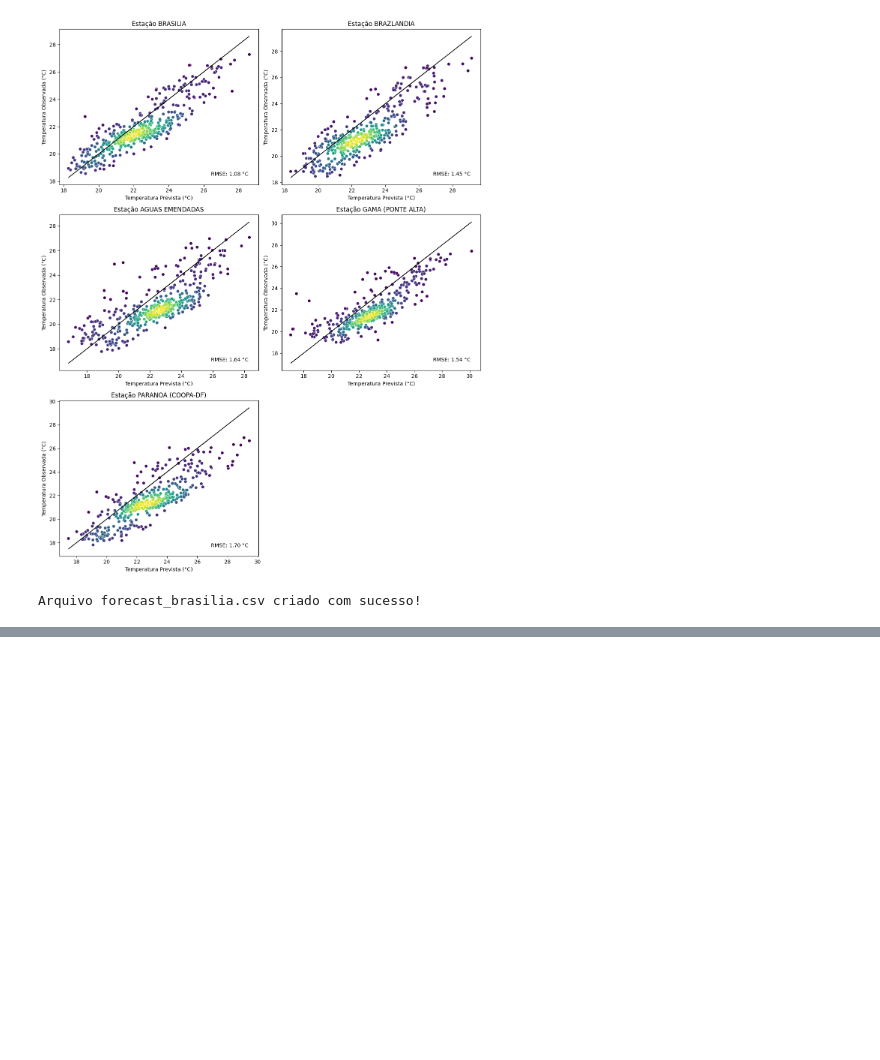
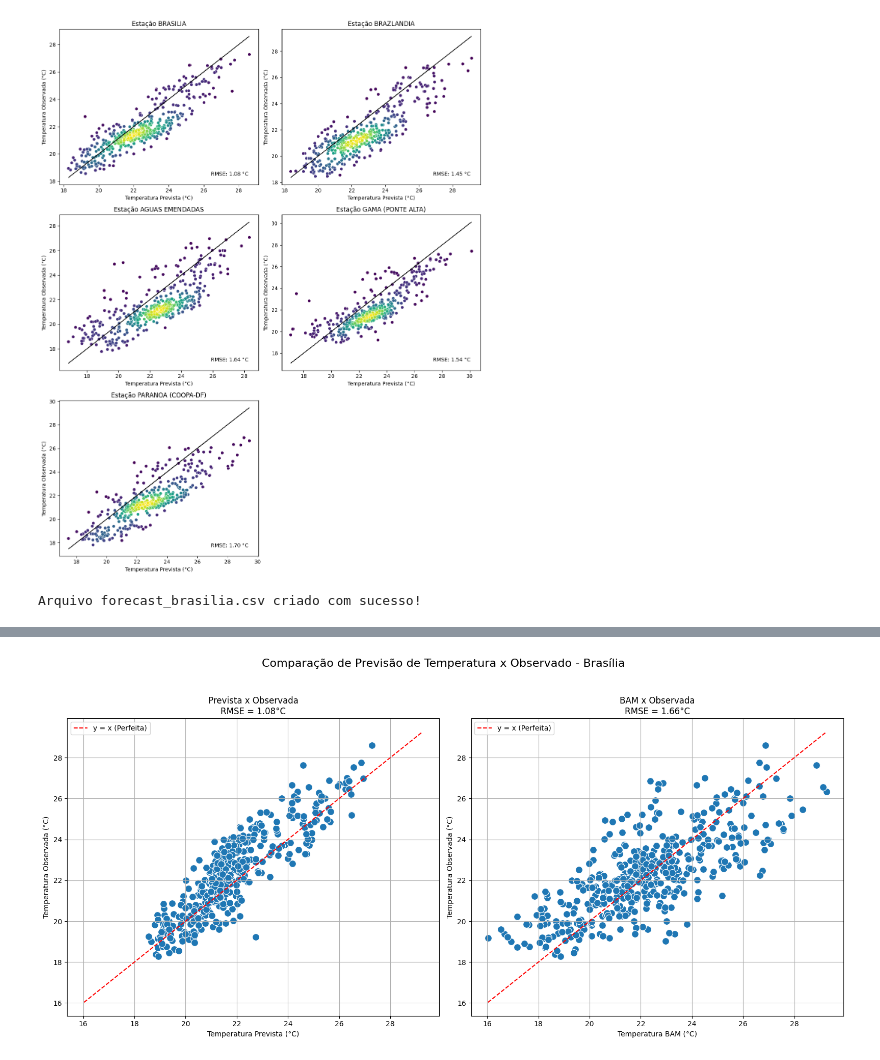
Before and after one commit to juliababa/TCC, a Jupyter notebook: src/benchmark.ipynb, the cells around one changed output, grey strips where cells are left out. Cells and saved outputs as stored; diff of their text form; code cells hidden in the pictures; blank space fills up the shorter version.

```diff
--- a/src/benchmark.ipynb
+++ b/src/benchmark.ipynb
@@ -332,0 +407,70 @@ Arquivo forecast_brasilia.csv criado com sucesso!
+# %%
+import pandas as pd
+import matplotlib.pyplot as plt
+import seaborn as sns
+from sklearn.metrics import mean_squared_error
+import numpy as np
+
+# Lê os arquivos
+df_bam = pd.read_csv('bam_todos_os_resultados.csv', sep=';')
+df_obs = pd.read_csv('forecast_brasilia.csv', sep=';')
+
+# Processa BAM
+df_bam['time'] = pd.to_datetime(df_bam['time'])
+df_bam['date'] = df_bam['time'].dt.date
+df_bam_daily = df_bam.groupby('date')['t2m'].mean().reset_index()
+df_bam_daily.rename(columns={'t2m': 'temperatura_bam'}, inplace=True)
+
+# Processa Observado
+df_obs['date'] = pd.to_datetime(df_obs['data']).dt.date
+df_obs = df_obs[df_obs['estacao'] == 'BRASILIA']
+
+# Merge
+df_merged = pd.merge(df_bam_daily, df_obs, on='date')
+
+# Calcula RMSEs
+rmse_prevista = np.sqrt(mean_squared_error(df_merged['temperatura_observada'], df_merged['temperatura_prevista']))
+rmse_bam = np.sqrt(mean_squared_error(df_merged['temperatura_observada'], df_merged['temperatura_bam']))
+
+# Faixa de temperaturas para linha y=x
+min_temp = min(df_merged[['temperatura_bam', 'temperatura_prevista', 'temperatura_observada']].min())
+max_temp = max(df_merged[['temperatura_bam', 'temperatura_prevista', 'temperatura_observada']].max())
+
+# Cria painel
+fig, axs = plt.subplots(1, 2, figsize=(16, 8))
+
+# Painel 1: Prevista x Observada
+sns.scatterplot(
+    x='temperatura_prevista',
+    y='temperatura_observada',
+    data=df_merged,
+    s=100,
+    ax=axs[0]
+)
+axs[0].plot([min_temp, max_temp], [min_temp, max_temp], 'r--', label='y = x (Perfeita)')
+axs[0].set_xlabel('Temperatura Prevista (°C)')
+axs[0].set_ylabel('Temperatura Observada (°C)')
+axs[0].set_title(f'Prevista x Observada\nRMSE = {rmse_prevista:.2f}°C')
+axs[0].legend()
+axs[0].grid(True)
+
+# Painel 2: BAM x Observada
+sns.scatterplot(
+    x='temperatura_bam',
+    y='temperatura_observada',
+    data=df_merged,
+    s=100,
+    ax=axs[1]
+)
+axs[1].plot([min_temp, max_temp], [min_temp, max_temp], 'r--', label='y = x (Perfeita)')
+axs[1].set_xlabel('Temperatura BAM (°C)')
+axs[1].set_ylabel('Temperatura Observada (°C)')
+axs[1].set_title(f'BAM x Observada\nRMSE = {rmse_bam:.2f}°C')
+axs[1].legend()
+axs[1].grid(True)
+
+plt.suptitle('Comparação de Previsão de Temperatura x Observado - Brasília', fontsize=16)
+plt.tight_layout(rect=[0, 0.03, 1, 0.95])
+plt.show()
+# %% [output]
+[figure, added]
```
Also changed, not shown: parts of 2 cells of this notebook, 2 other files.
